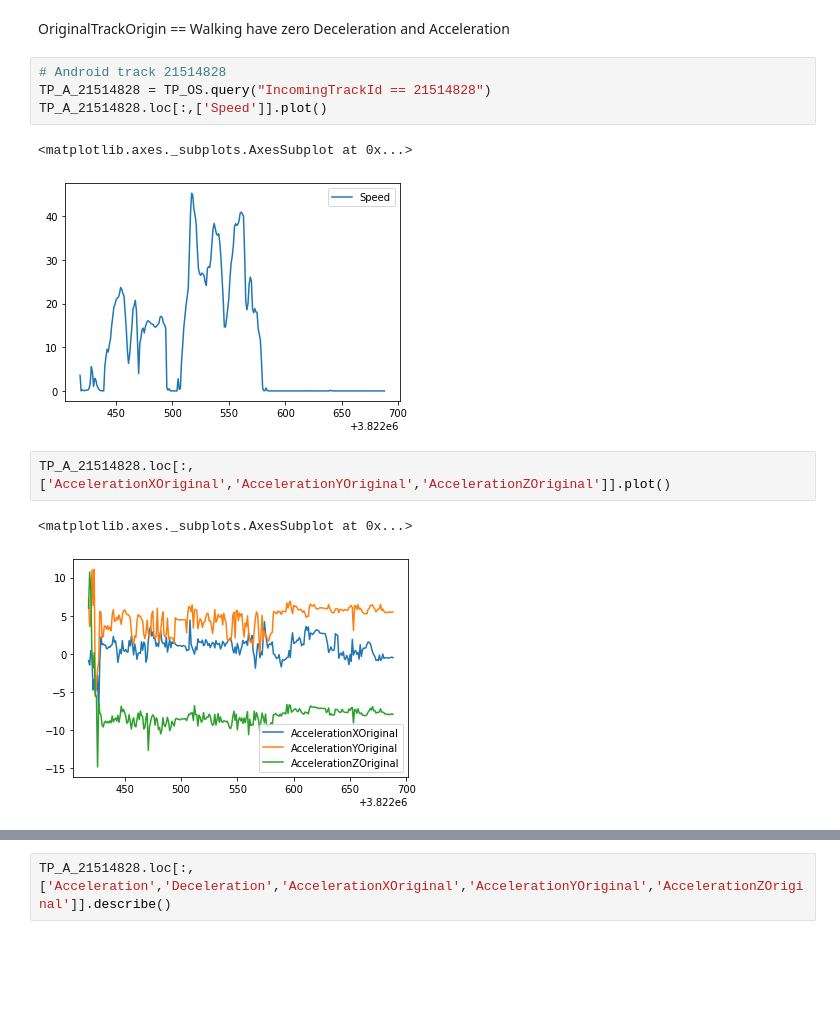
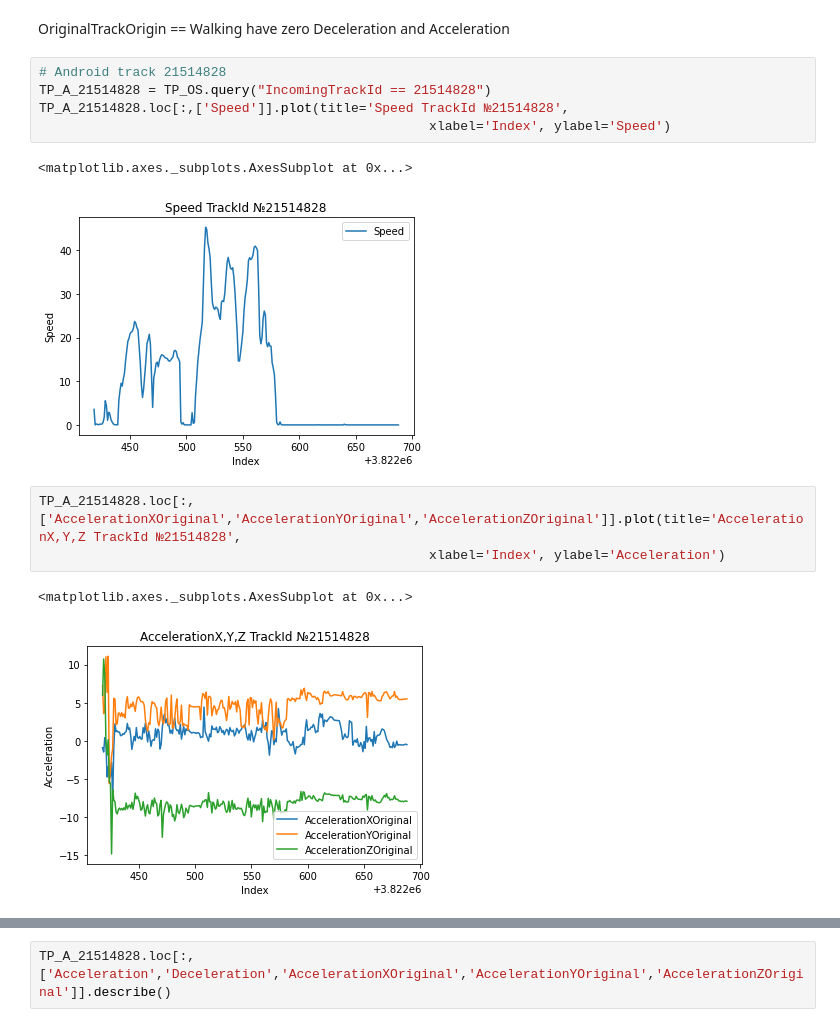
Before and after one commit to Cepera90/test, a Jupyter notebook: test_1_2.ipynb, the cells around one changed output, grey strips where cells are left out. Cells and saved outputs as stored; diff of their text form; blank space fills up the shorter version.

```diff
--- a/test_1_2.ipynb
+++ b/test_1_2.ipynb
@@ -130,13 +139,15 @@ OriginalTrackOrigin == Walking have zero Deceleration and Acceleration
 # %%
 # Android track 21514828
 TP_A_21514828 = TP_OS.query("IncomingTrackId == 21514828")
-TP_A_21514828.loc[:,['Speed']].plot()
+TP_A_21514828.loc[:,['Speed']].plot(title='Speed TrackId №21514828',
+                                                  xlabel='Index', ylabel='Speed')
 # %% [output]
 <matplotlib.axes._subplots.AxesSubplot at 0x...>
-[figure, old version]
+[figure, new version]
 # %%
-TP_A_21514828.loc[:,['AccelerationXOriginal','AccelerationYOriginal','AccelerationZOriginal']].plot()
+TP_A_21514828.loc[:,['AccelerationXOriginal','AccelerationYOriginal','AccelerationZOriginal']].plot(title='AccelerationX,Y,Z TrackId №21514828',
+                                                  xlabel='Index', ylabel='Acceleration')
 # %% [output]
 <matplotlib.axes._subplots.AxesSubplot at 0x...>
-[figure, old version]
+[figure, new version]
 # %%
```
Also changed, not shown: parts of 10 cells of this notebook.
